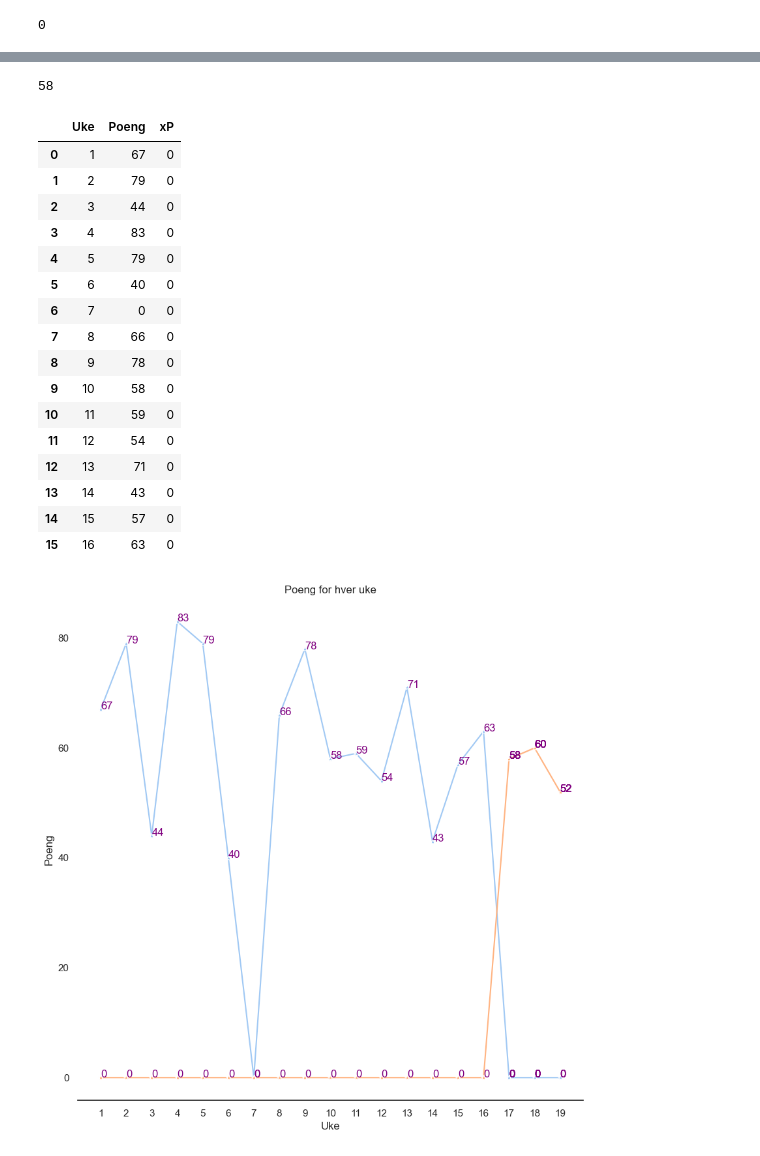
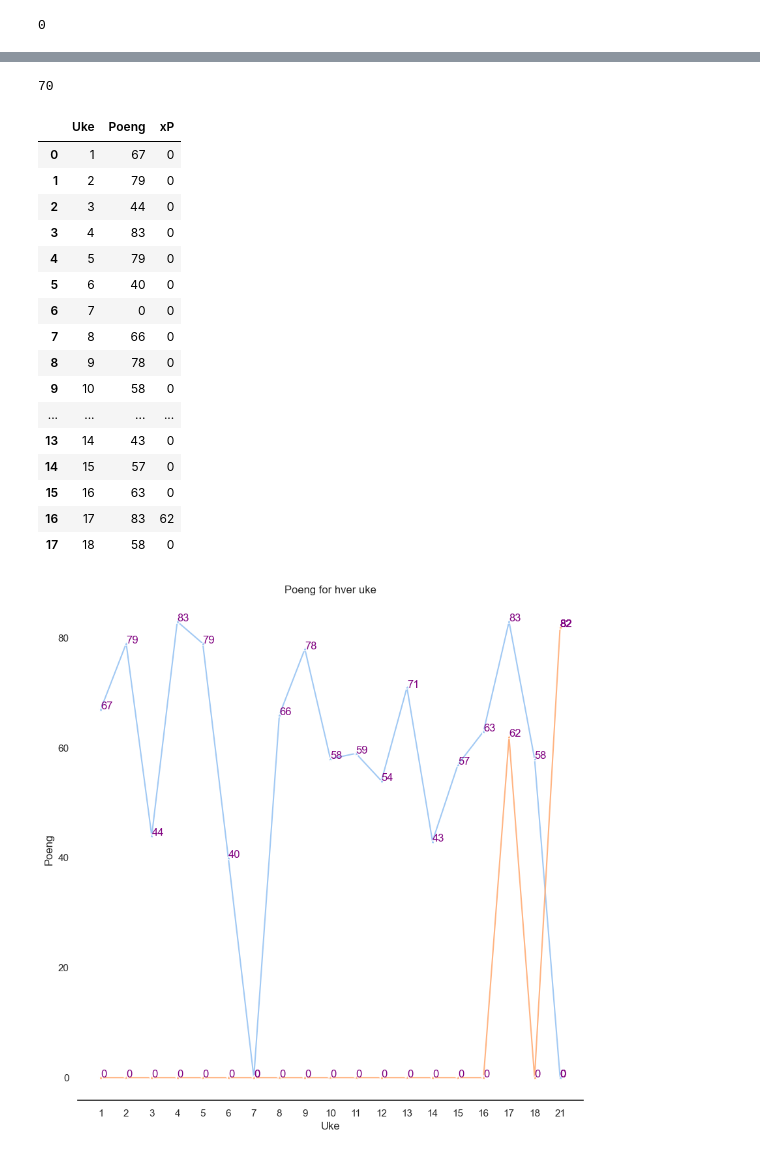
Before and after one commit to eireye/fpl, a Jupyter notebook: Notebook/visualisere.ipynb, the cells around one changed output, grey strips where cells are left out. Cells and saved outputs as stored; diff of their text form; code cells hidden in the pictures.

```diff
--- a/Notebook/visualisere.ipynb
+++ b/Notebook/visualisere.ipynb
@@ -79,6 +79,5 @@ _#gw17_start_players = latest_optimal_plan_data.loc[(latest_optimal_plan_data['w
 # sns.lineplot(data=latest_optimal_plan_data.groupby("week").sum(numeric_only=True), x="week", y="xP")
 
 xP =[]
-for i in range(1,17):
+for i in range(1,19):
     xP.append(0)
-xP
@@ -119,6 +116,8 @@ df_poeng_xP = pd.DataFrame(faktiske_poeng)
 df_poeng_xP.set_index("Uke", inplace=False)
 df_poeng_xP["xP"]= xP
 df_poeng_xP.to_csv("../output/Poengsammendrag")
+
+df_poeng_xP.at[16,'xP']=62
 # %%
 # sns.set_theme(style="white", palette="pastel")
 
@@ -169,9 +168,9 @@ def expected_points(data, next_gw):
 
     return int(expected_points.sum() + doubled_captain.sum())
 # %%
-expected_points(latest_optimal_plan_data, 17)
+expected_points(latest_optimal_plan_data, 19)
 # %% [output]
-58
+70
 # %%
 
 def add_new_row(data, gameweek):
@@ -205,12 +204,12 @@ df_poeng_xP
 | 7 | 8 | 66 | 0 |
 | 8 | 9 | 78 | 0 |
 | 9 | 10 | 58 | 0 |
-| 10 | 11 | 59 | 0 |
-| 11 | 12 | 54 | 0 |
-| 12 | 13 | 71 | 0 |
+| ... | ... | ... | ... |
 | 13 | 14 | 43 | 0 |
 | 14 | 15 | 57 | 0 |
 | 15 | 16 | 63 | 0 |
+| 16 | 17 | 83 | 62 |
+| 17 | 18 | 58 | 0 |
 # %%
 def poeng_vs_expected_graf(data, gameweek):
        sns.set_theme(style="white", palette="pastel")
@@ -238,9 +237,9 @@ def poeng_vs_expected_graf(data, gameweek):
 
        plt.savefig('../output/chart.png')
 # %%
-poeng_vs_expected_graf(df_poeng_xP, 19)
+poeng_vs_expected_graf(df_poeng_xP, 21)
 # %% [output]
-[figure, old version]
+[figure, new version]
 # %%
 def startlag(data, gameweek):
    """Henter startelleveren ut i fra optimal plan csv"""
```
Also changed, not shown: parts of 11 cells of this notebook, 17 other files.
